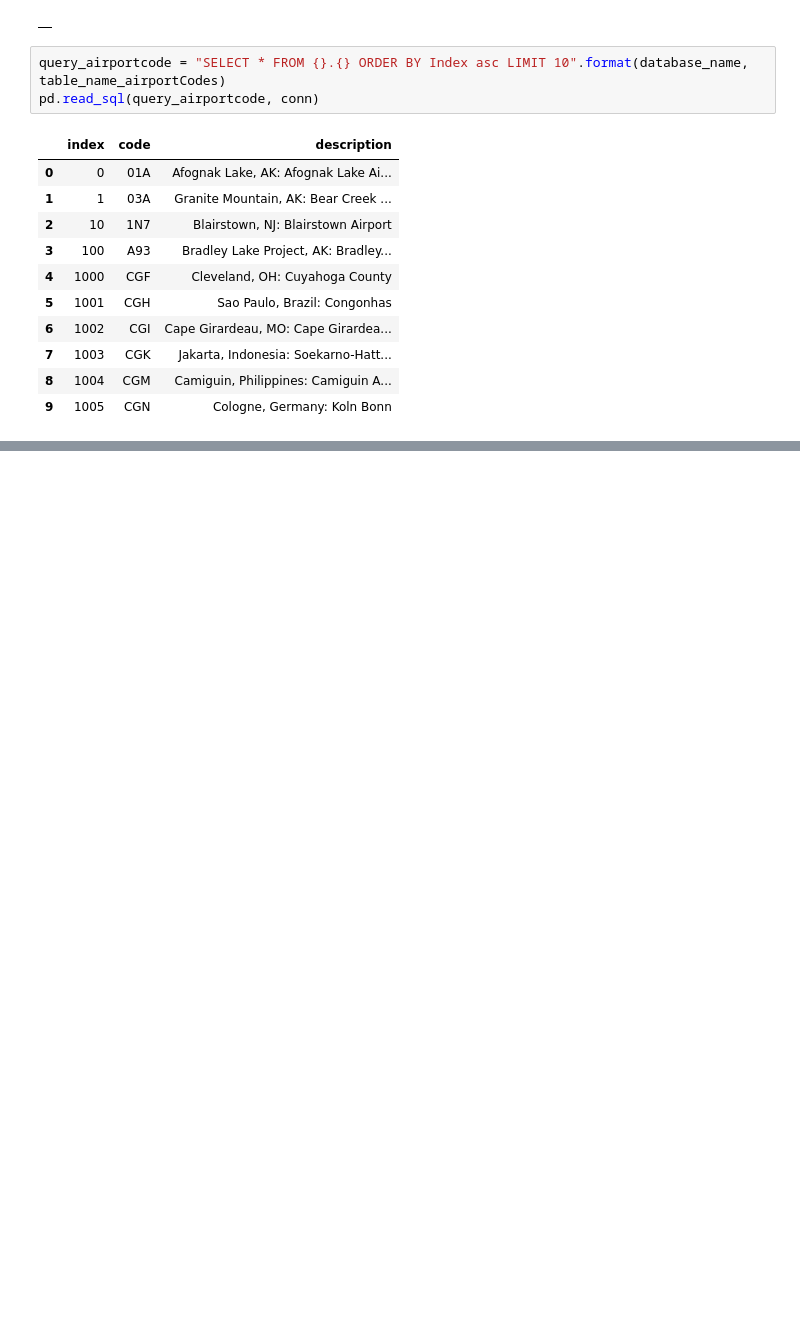
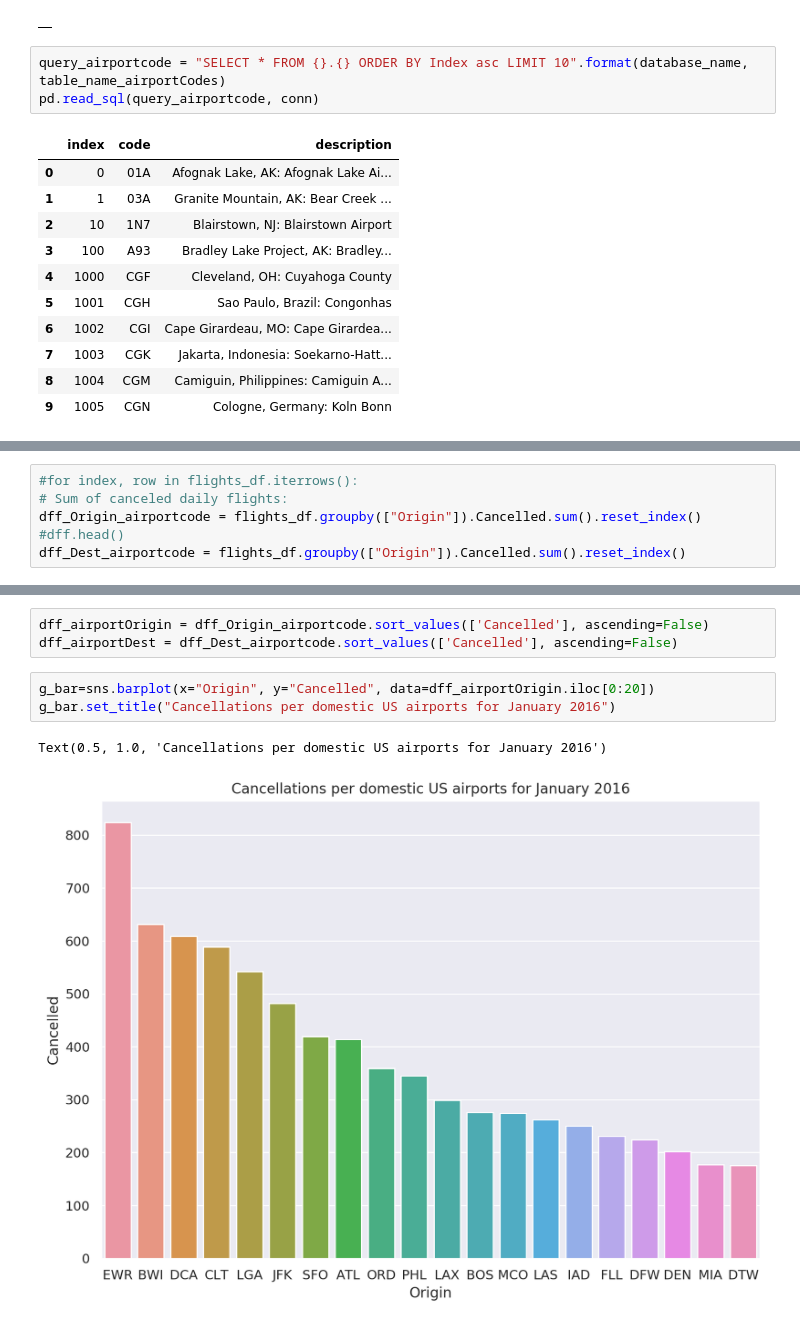
Before and after one commit to fausa/ADS508, a Jupyter notebook: Susy_EDA.ipynb, the cells around one changed output, grey strips where cells are left out. Drawn from its saved outputs; the diff is of its cells as text; blank space fills up the shorter version.

```diff
--- a/Susy_EDA.ipynb
+++ b/Susy_EDA.ipynb
@@ -302,0 +475,6 @@ pd.read_sql(query_airportcode, conn)
+# %%
+#for index, row in flights_df.iterrows():
+# Sum of canceled daily flights:
+dff_Origin_airportcode = flights_df.groupby(["Origin"]).Cancelled.sum().reset_index()
+#dff.head()
+dff_Dest_airportcode = flights_df.groupby(["Origin"]).Cancelled.sum().reset_index()
@@ -302,0 +490,9 @@ pd.read_sql(query_airportcode, conn)
+# %%
+dff_airportOrigin = dff_Origin_airportcode.sort_values(['Cancelled'], ascending=False)
+dff_airportDest = dff_Dest_airportcode.sort_values(['Cancelled'], ascending=False)
+# %%
+g_bar=sns.barplot(x="Origin", y="Cancelled", data=dff_airportOrigin.iloc[0:20])
+g_bar.set_title("Cancellations per domestic US airports for January 2016")
+# %% [output]
+Text(0.5, 1.0, 'Cancellations per domestic US airports for January 2016')
+[figure, added]
```
Also changed, not shown: parts of 20 cells of this notebook.
